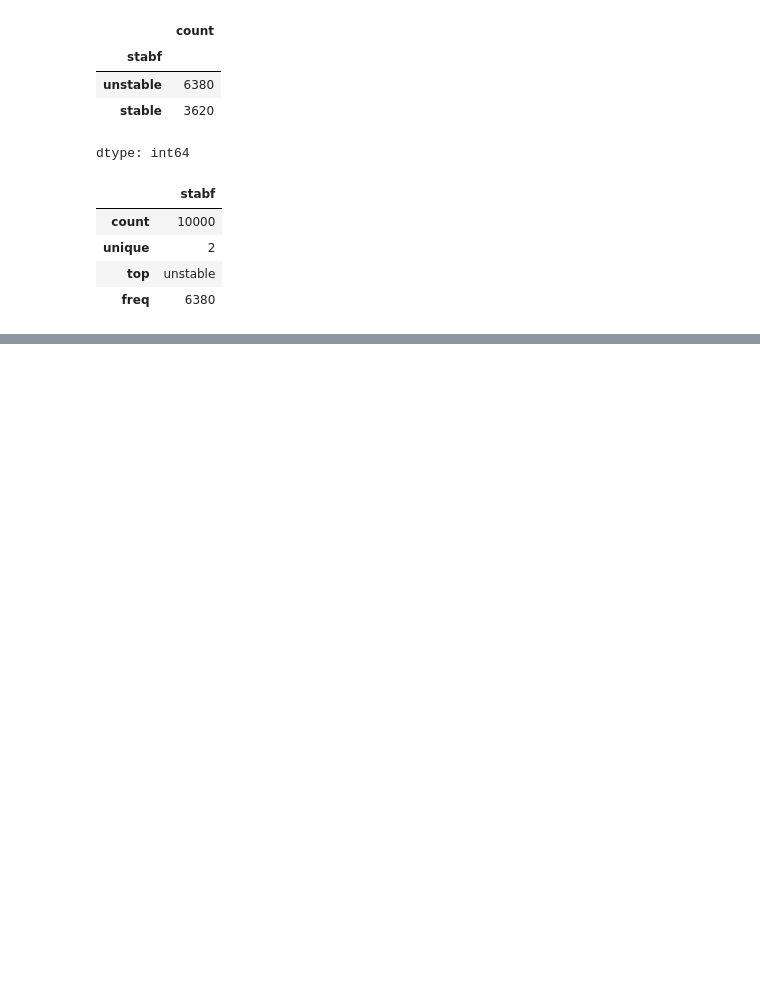
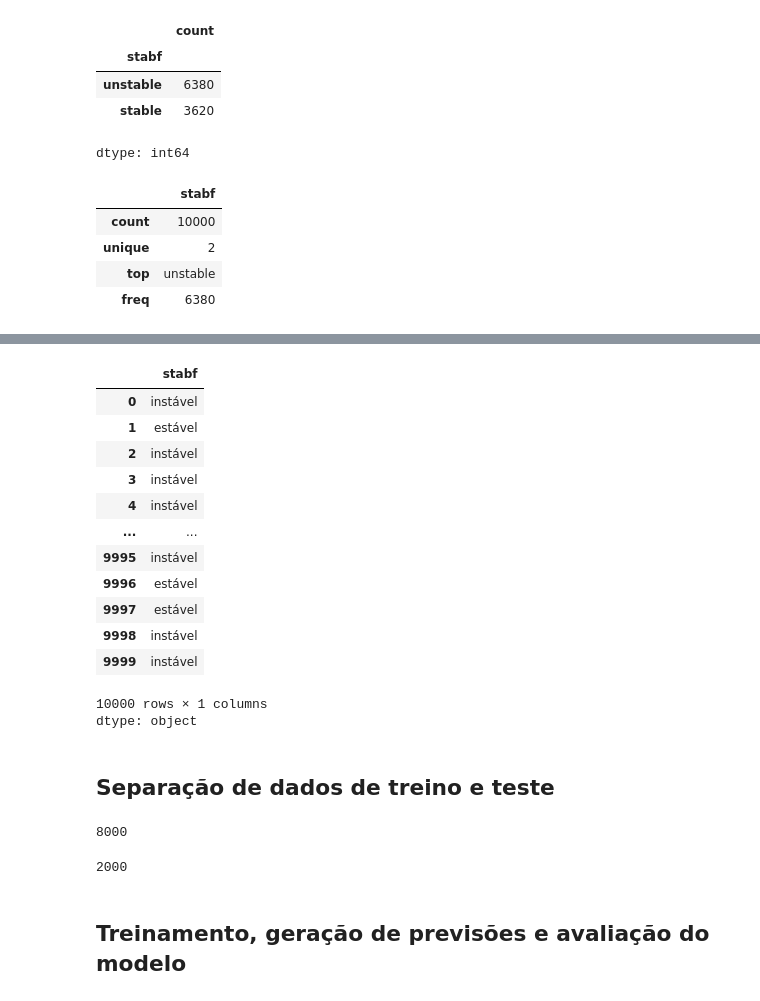
Before and after one commit to caio-fiap/CP05-SERS, a Jupyter notebook: CheckPoint5_sers.ipynb, the cells around one changed output, grey strips where cells are left out. Saved outputs shown, nothing was run; the diff lists cells and outputs as text; code cells hidden in the pictures; blank space fills up the shorter version.

Commit message:
separacao dos dados, treinamento, previsao e acuracia

```diff
--- a/CheckPoint5_sers.ipynb
+++ b/CheckPoint5_sers.ipynb
@@ -90,0 +112,3 @@ dados.describe(include=object)
+# %%
+dados['stabf'] = dados['stabf'].replace({'unstable': 'instável', 'stable': 'estável'})
+dados['stabf'].value_counts()
@@ -90,0 +121,23 @@ dados.describe(include=object)
+# %%
+# target ---> atributo que sera previsto pelo modelo
+# y (minusculo) ---> variavel dependente ---> TARGET ---> array numpy com dados da coluna (no exemplo, 'stabf')
+
+y = dados['stabf']
+y
+# %% [output]
+|  | stabf |
+| 0 | instável |
+| 1 | estável |
+| 2 | instável |
+| 3 | instável |
+| 4 | instável |
+| ... | ... |
+| 9995 | instável |
+| 9996 | estável |
+| 9997 | estável |
+| 9998 | instável |
+| 9999 | instável |
+10000 rows × 1 columns
+dtype: object
+# %% [markdown]
+## Separação de dados de treino e teste
@@ -90,0 +146,11 @@ dados.describe(include=object)
+# %%
+# total de registros ----> 10,000
+X_train.shape[0]
+# %% [output]
+8000
+# %%
+X_test.shape[0]
+# %% [output]
+2000
+# %% [markdown]
+## Treinamento, geração de previsões e avaliação do modelo
```
Also changed, not shown: parts of 11 cells of this notebook.
